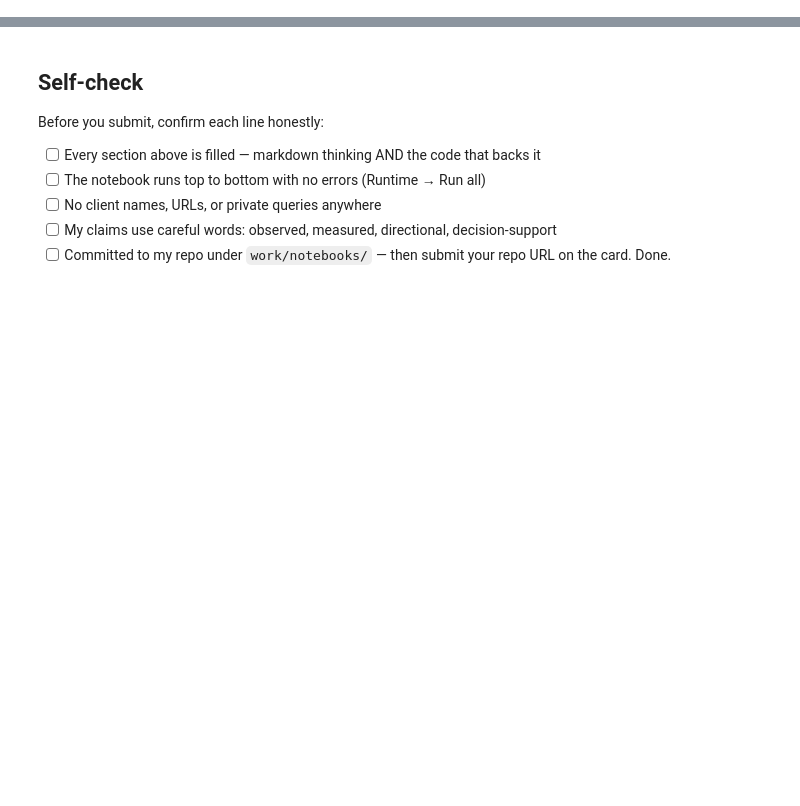
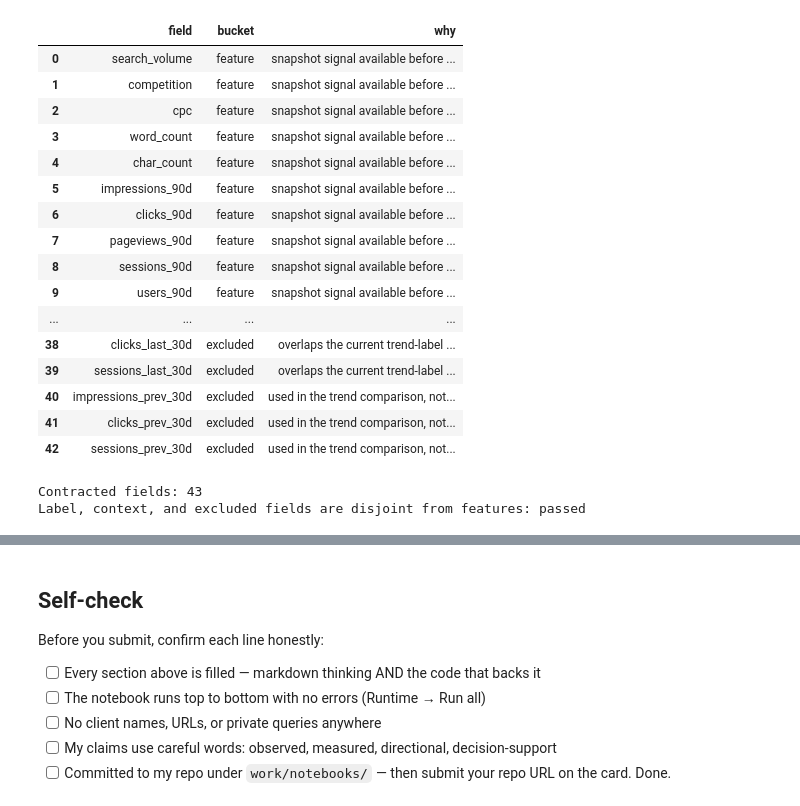
Before and after one commit to umarfarukh786/FlyRank-task1, a Jupyter notebook: work/notebooks/w03_data_contract.ipynb, the cells around one changed output, grey strips where cells are left out. Saved outputs shown, nothing was run; the diff lists cells and outputs as text; code cells hidden in the pictures; blank space fills up the shorter version.

```diff
--- a/work/notebooks/w03_data_contract.ipynb
+++ b/work/notebooks/w03_data_contract.ipynb
@@ -36,0 +47,60 @@ This skeleton is yours to fill. Work the sections **in order** — each one has
+# %%
+feature_numeric = [
+    "search_volume", "competition", "cpc", "word_count", "char_count",
+    "impressions_90d", "clicks_90d", "pageviews_90d", "sessions_90d",
+    "users_90d", "engaged_sessions_90d", "ai_sessions_90d", "scroll_events_90d",
+    "days_with_impressions", "days_with_sessions", "content_age_days",
+    "days_since_last_update", "ctr", "avg_position", "engagement_rate",
+    "scroll_rate", "ai_traffic_pct",
+]
+feature_categorical = [
+    "competition_level", "content_type", "main_intent", "age_tier",
+    "freshness_tier", "word_count_tier", "impression_tier", "position_tier",
+]
+label_fields = ["trend_direction", "trend_pct", "is_declining_label"]
+context_fields = ["content_id", "client_id"]
+excluded_fields = {
+    "provider_used": "generation metadata is not part of the decision signal",
+    "model_used": "generation metadata is not part of the decision signal",
+    "impressions_last_30d": "overlaps the current trend-label window",
+    "clicks_last_30d": "overlaps the current trend-label window",
+    "sessions_last_30d": "overlaps the current trend-label window",
+    "impressions_prev_30d": "used in the trend comparison, not a model feature for this proxy label",
+    "clicks_prev_30d": "used in the trend comparison, not a model feature for this proxy label",
+    "sessions_prev_30d": "used in the trend comparison, not a model feature for this proxy label",
+}
+
+field_contract = pd.DataFrame([
+    *[{"field": field, "bucket": "feature", "why": "snapshot signal available before review"} for field in feature_numeric],
+    *[{"field": field, "bucket": "feature", "why": "categorical snapshot context"} for field in feature_categorical],
+    *[{"field": field, "bucket": "label / proxy", "why": "defines or is derived into the observed decline label"} for field in label_fields],
+    *[{"field": field, "bucket": "context", "why": "grouping, joining, or client-holdout splitting only"} for field in context_fields],
+    *[{"field": field, "bucket": "excluded", "why": why} for field, why in excluded_fields.items()],
+])
+display(field_contract)
+all_bucketed = set(feature_numeric + feature_categorical + label_fields + context_fields + list(excluded_fields))
+assert len(all_bucketed) == len(field_contract)
+assert not set(label_fields).intersection(feature_numeric + feature_categorical)
+assert not set(context_fields).intersection(feature_numeric + feature_categorical)
+print(f"Contracted fields: {len(field_contract)}")
+print("Label, context, and excluded fields are disjoint from features: passed")
+# %% [output]
+|  | field | bucket | why |
+| 0 | search_volume | feature | snapshot signal available before ... |
+| 1 | competition | feature | snapshot signal available before ... |
+| 2 | cpc | feature | snapshot signal available before ... |
+| 3 | word_count | feature | snapshot signal available before ... |
+| 4 | char_count | feature | snapshot signal available before ... |
+| 5 | impressions_90d | feature | snapshot signal available before ... |
+| 6 | clicks_90d | feature | snapshot signal available before ... |
+| 7 | pageviews_90d | feature | snapshot signal available before ... |
+| 8 | sessions_90d | feature | snapshot signal available before ... |
+| 9 | users_90d | feature | snapshot signal available before ... |
+| ... | ... | ... | ... |
+| 38 | clicks_last_30d | excluded | overlaps the current trend-label ... |
+| 39 | sessions_last_30d | excluded | overlaps the current trend-label ... |
+| 40 | impressions_prev_30d | excluded | used in the trend comparison, not... |
+| 41 | clicks_prev_30d | excluded | used in the trend comparison, not... |
+| 42 | sessions_prev_30d | excluded | used in the trend comparison, not... |
+Contracted fields: 43
+Label, context, and excluded fields are disjoint from features: passed
```
Also changed, not shown: parts of 15 cells of this notebook, 13 other files.
